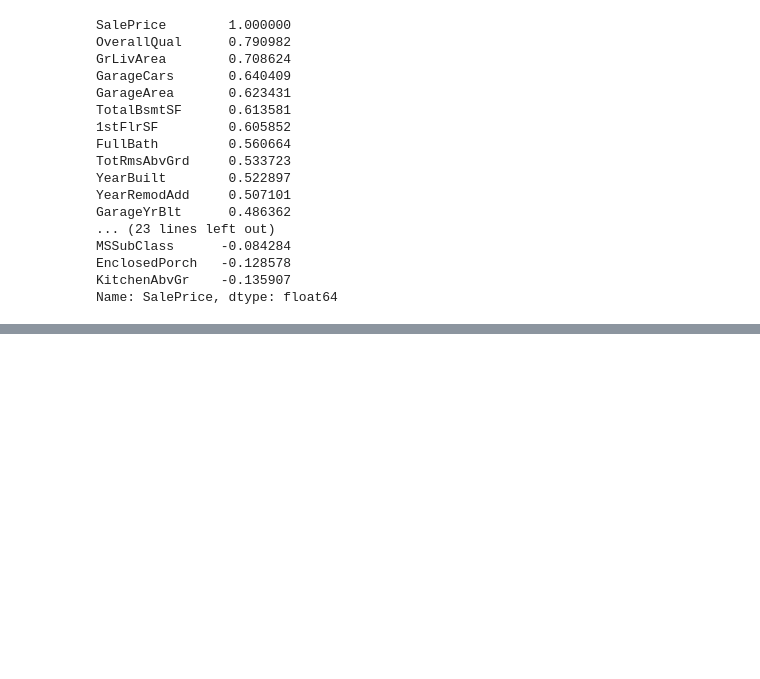
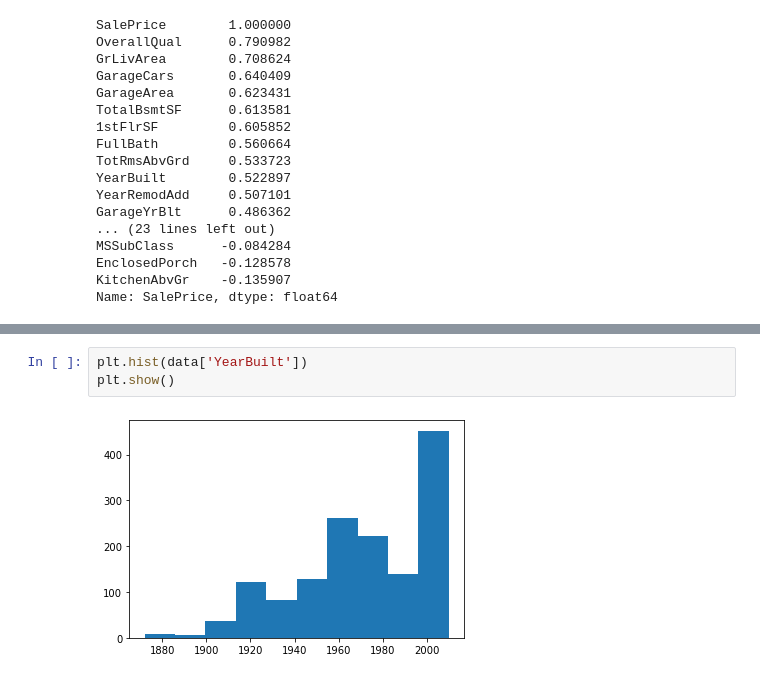
Before and after one commit to FelipeAvila2/ML-House-prices-Advanced-Regression, a Jupyter notebook: main.ipynb, the cells around one changed output, grey strips where cells are left out. Drawn from its saved outputs; the diff is of its cells as text; blank space fills up the shorter version.

```diff
--- a/main.ipynb
+++ b/main.ipynb
@@ -168,0 +217,5 @@ Name: SalePrice, dtype: float64
+# %%
+plt.hist(data['YearBuilt'])
+plt.show()
+# %% [output]
+[figure, added]
```
Also changed, not shown: parts of 43 cells of this notebook.
